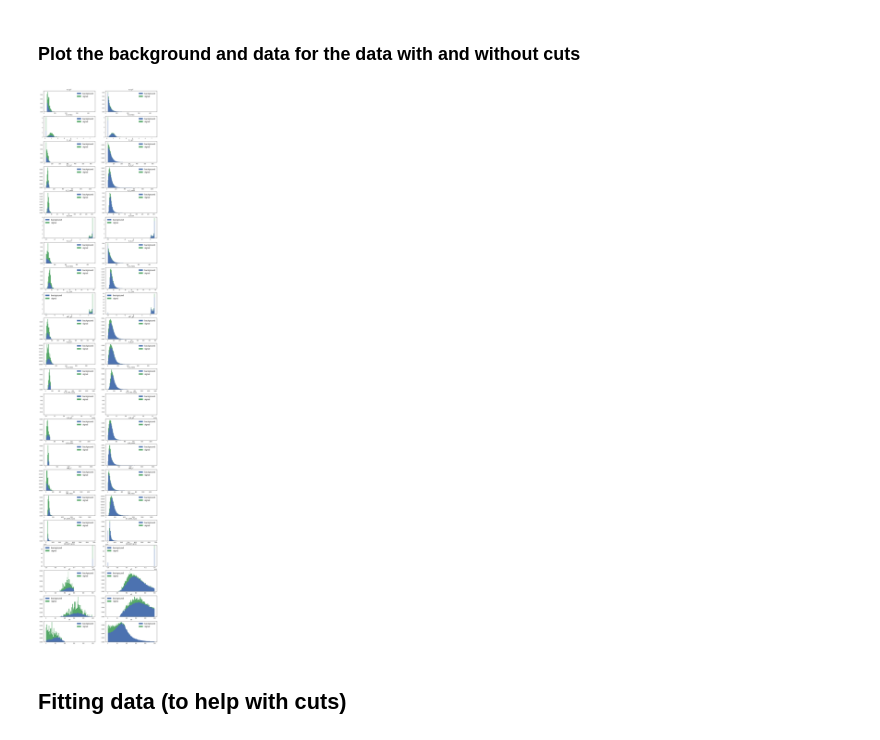
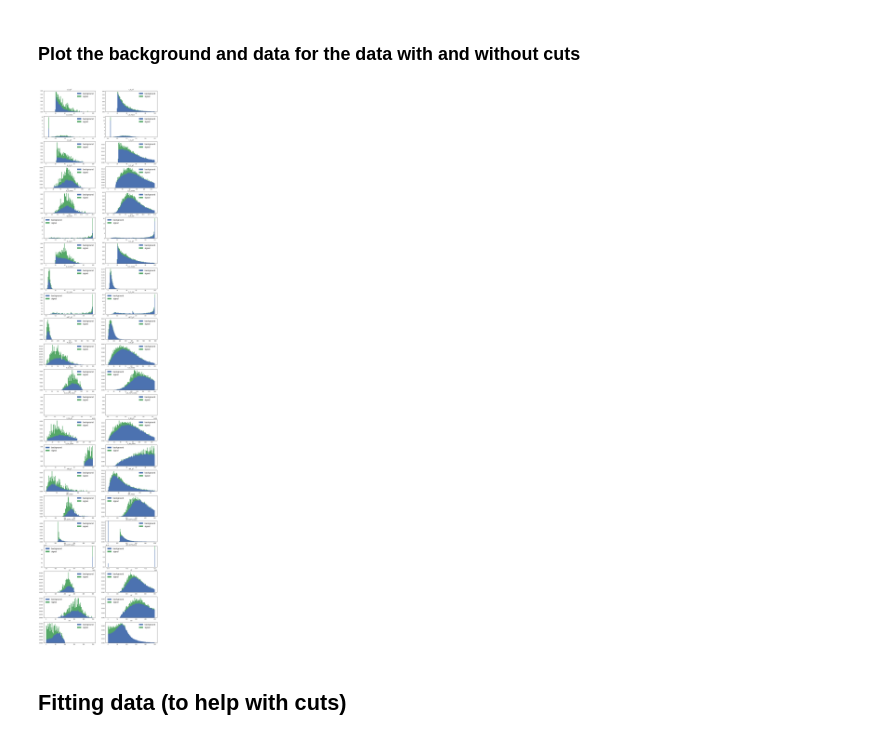
Before and after one commit to antcap96/estagio, a Jupyter notebook: Untitled.ipynb, the cells around one changed output. Cells and saved outputs as stored; diff of their text form; code cells hidden in the pictures.

```diff
--- a/Untitled.ipynb
+++ b/Untitled.ipynb
@@ -146,7 +146,7 @@ for selector, analData in [(signalSelector, signalAnal), (backgroundSelector, ba
         selector[i] = selector[i] & (((analData[i]['h_bb_mass']-116)/35)**2 + ((analData[i]['h_tt_mass']-111)/45)**2 < 1)
         selector[i] = selector[i] & (analData[i]['b_0_pT'] < 130)
         selector[i] = selector[i] & (analData[i]['t_1_pT'] < 80)
-        selector[i] = selector[i] & (analData[i]['t_0_pT'] > 30) #cuts a lot of signal
+        #selector[i] = selector[i] & (analData[i]['t_0_pT'] > 30) #cuts a lot of signal
         selector[i] = selector[i] & (analData[i]['h_tt_pT'] < 160)
         selector[i] = selector[i] & (analData[i]['h_bb_pT'] < 100)
         selector[i] = selector[i] & (analData[i]['mPT_pT'] < 100)
@@ -237,41 +237,59 @@ else:
 # variables to show
 particles = ['t_0', 't_1', 'b_0', 'b_1', 'h_tt', 'h_bb', 'diH']
 genFeatures = [var for var in allSignalData.columns if str.startswith(var, "gen")] #Generator features; not for training
 trainFeatures = [var for var in allSignalData.columns if var not in genFeatures] #Reconstructed features; ok for training
 pTEtaPhi = [var for var in trainFeatures for x in ['eta', 'phi', 't_1_mass'] if x in var]
 trainFeatures = [var for var in trainFeatures if var not in pTEtaPhi]
 fsFeatures = [var for var in trainFeatures for p in particles + ['mPT'] if p in var]
 
 to_analise = fsFeatures + ['sT', 'hT', 'mT']
 #['h_bb_eta', 'h_bb_mass', 'h_bb_pT', 'h_tt_eta', 'h_tt_mass', 'h_tt_pT', 'diH_mass', 'diH_pT', 'diH_eta']
 
+dataLimits = {'sT': (0, 500),
+              'hT': (0, 250),
+              'mT': (0, 250),
+              't_0_pT': (0, 100),
+              't_0_mass': (0, 2.5),
+              't_1_pT': (0, 100),
+              'b_0_pT': (0, 130),
+              'b_0_mass': (0, 20),
+              'b_0_csv': (0, 1),
+              'b_1_pT': (0, 100),
+              'b_1_mass': (0, 100),
+              'b_1_csv': (0, 1),
+              'h_tt_pT': (0, 200),
+              'h_tt_mass': (0, 200),
+              'h_bb_pT': (0, 150),
+              'h_bb_mass': (0, 100),
+              'diH_pT': (0, 220),
+              'diH_mass': (0, 500),
+              'diH_kinFit_mass': (0, 1000)
+             }
+
 for i, var_to_analise in enumerate(to_analise):
-    bins = np.linspace(min(allBackgroundData[var_to_analise]), max(allBackgroundData[var_to_analise]), 100)
 
-    if var_to_analise == 'sT':
-        bins = np.linspace(0, 500, 100)
-    if var_to_analise == 'hT':
-        bins = np.linspace(0, 250, 100)
-    if var_to_analise == 'mT':
-        bins = np.linspace(0, 250, 100)
+    if var_to_analise in dataLimits:
+        bins = np.linspace(dataLimits[var_to_analise][0], dataLimits[var_to_analise][1], 100)
+    else:
+        bins = np.linspace(min(allBackgroundData[var_to_analise]), max(allBackgroundData[var_to_analise]), 100)
 
     fig.add_subplot(len(to_analise),2,2*i+1)
 
     histData = [allCutBackgroundAnal[var_to_analise], allCutSignalAnal[var_to_analise]]
     plt.hist(histData, bins=bins, stacked=True, label=["background", "signal"], weights=weightsCut, normed=True)
     plt.title(var_to_analise)
     plt.legend(fontsize=16)
 
     fig.add_subplot(len(to_analise),2,2*i+2)
 
     allHistData = [allBackgroundAnal[var_to_analise], allSignalAnal[var_to_analise]]
     plt.hist(allHistData, bins=bins, stacked=True, label=["background", "signal"], weights=weights, normed=True)
     plt.title(var_to_analise)
     plt.legend(fontsize=16)
 
 plt.show()
 # %% [output]
-[figure, old version]
+[figure, new version]
 # %% [markdown]
 ## Fitting data (to help with cuts)
 # %% [markdown]
```
Also changed, not shown: parts of 2 cells of this notebook.
